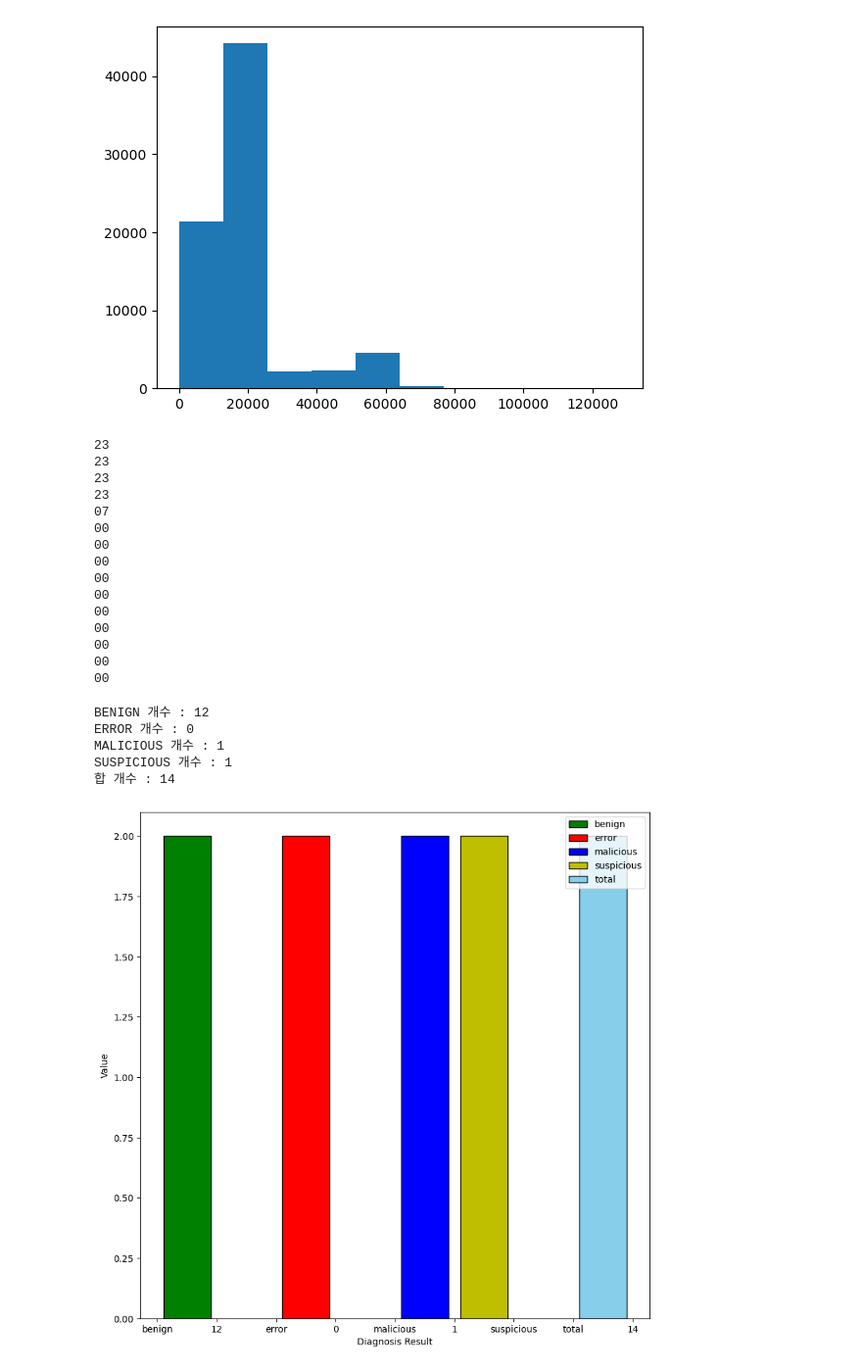
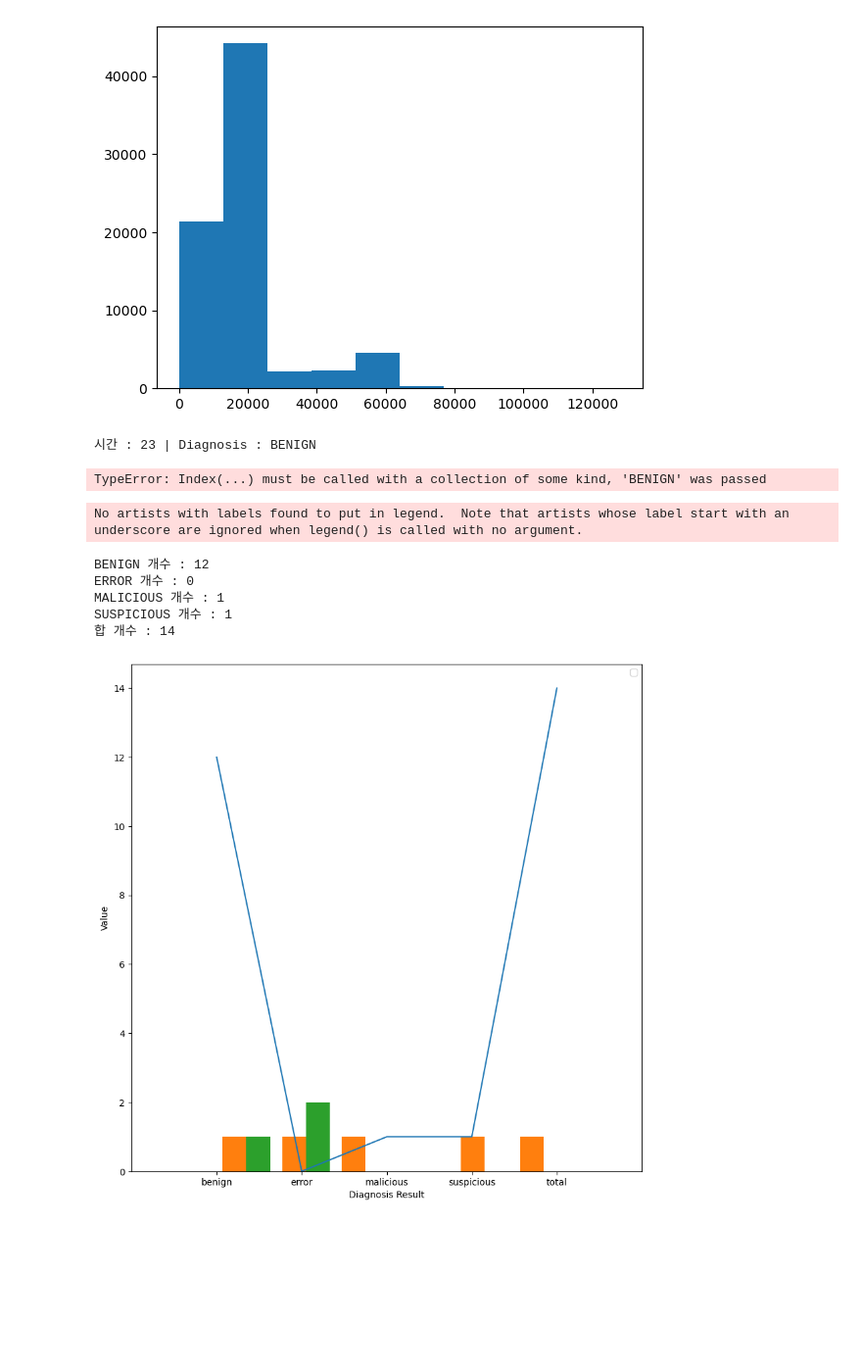
Before and after one commit to alswooy/pyCSV, a Jupyter notebook: seculeterdata (1).ipynb, the cells around one changed output. Shown: that part at 98% size. Saved outputs shown, nothing was run; the diff lists cells and outputs as text; code cells hidden in the pictures; blank space fills up the shorter version.

```diff
--- a/seculeterdata (1).ipynb
+++ b/seculeterdata (1).ipynb
@@ -26,62 +26,58 @@ result=[]
 for row in data:
     if row[0]!='':
         my_str=row[0]
+        result2=row[2]
         result=my_str[11:13] #시간 별로 나누기위해 시간들만 추출
 
-        print(result)   #시간 다수 출력
-print(result)   #시간 마지막 출력
+        print('시간 : '+result+' | Diagnosis : '+result2)   #시간 다수 출력
+        df=pd.DataFrame(data,columns=result2)
+#         if result == '23':
+#             result.cout = result
+# print(result)   #시간 마지막 출력
+        plt.hist(result)
+
 f.close()
 # %% [output]
-23
-23
-23
-23
-07
-00
-00
-00
-00
-00
-00
-00
-00
-00
-00
+시간 : 23 | Diagnosis : BENIGN
+TypeError: Index(...) must be called with a collection of some kind, 'BENIGN' was passed
 # %%
 
 with open('test2.csv',encoding='utf-8') as file:
     data=file.read()
     result=[]
     benign=data.count('BENIGN')
     error=data.count('ERROR')
     malicious=data.count('MALICIOUS')
     suspicious=data.count('SUSPICIOUS')
     total=benign+error+malicious+suspicious
     test=[benign,error,malicious,suspicious,total]
 print('BENIGN 개수 :', benign)
 print('ERROR 개수 :', error)
 print('MALICIOUS 개수 :', malicious)
 print('SUSPICIOUS 개수 :', suspicious)
 print('합 개수 :', total)
 fig = plt.figure(figsize=(10,10)) ## 캔버스 생성
 fig.set_facecolor('white') ## 배경색 설정
 
-#plt.hist(['benign','error','malicious','suspicious','total'],
-#        bins=30,histtype='bar', color='g', edgecolor='k')
-plt.hist(['benign',benign],bins=1,histtype='bar', color='g', edgecolor='k',label='benign',rwidth = 0.8)
-plt.hist(['error',error],bins=1,histtype='bar', color='r', edgecolor='k',label='error',rwidth = 0.8)
-plt.hist(['malicious',malicious],bins=1,histtype='bar', color='b', edgecolor='k',label='malicious',rwidth = 0.8)
-plt.hist(['suspicious',suspicious],bins=1,histtype='bar', color='y', edgecolor='k',label='suspicious',rwidth = 0.8)
-plt.hist(['total',total],bins=1,histtype='bar', color='skyblue', edgecolor='k',label='total',rwidth = 0.8)
+plt.plot(['benign','error','malicious','suspicious','total'],[benign,error,malicious,suspicious,total])
+plt.hist((['benign','error','malicious','suspicious','total'],[benign,error,malicious,suspicious,total]),bins=20)
+# plt.hist(['benign'],bins=1,histtype='bar', color='g', edgecolor='k',label='benign',rwidth = 0.8)
+# plt.hist(['error'],bins=1,histtype='bar', color='r', edgecolor='k',label='error',rwidth = 0.8)
+# plt.hist(['malicious'],bins=1,histtype='bar', color='b', edgecolor='k',label='malicious',rwidth = 0.8)
+# plt.hist(['suspicious'],bins=1,histtype='bar', color='y', edgecolor='k',label='suspicious',rwidth = 0.8)
+# plt.hist(['total'],bins=1,histtype='bar', color='skyblue', edgecolor='k',label='total',rwidth = 0.8)
 
+# plt.ylim([0,20]) #y축 0 ~ 20  범위 지정
+plt.xlim([-1,5])   #x축 -1 ~ 5 범위 지정
 plt.xlabel('Diagnosis Result')
 plt.ylabel('Value')
 plt.legend(loc=1)
 plt.show()
 # %% [output]
-BENIGN 개수 : 12
-ERROR 개수 : 0
-MALICIOUS 개수 : 1
-SUSPICIOUS 개수 : 1
-합 개수 : 14
+No artists with labels found to put in legend.  Note that artists whose label start with an underscore are ignored when legend() is called with no argument.
+BENIGN 개수 : 12
+ERROR 개수 : 0
+MALICIOUS 개수 : 1
+SUSPICIOUS 개수 : 1
+합 개수 : 14
-[figure, old version]
+[figure, new version]
```
Also changed, not shown: parts of 1 cell of this notebook.
